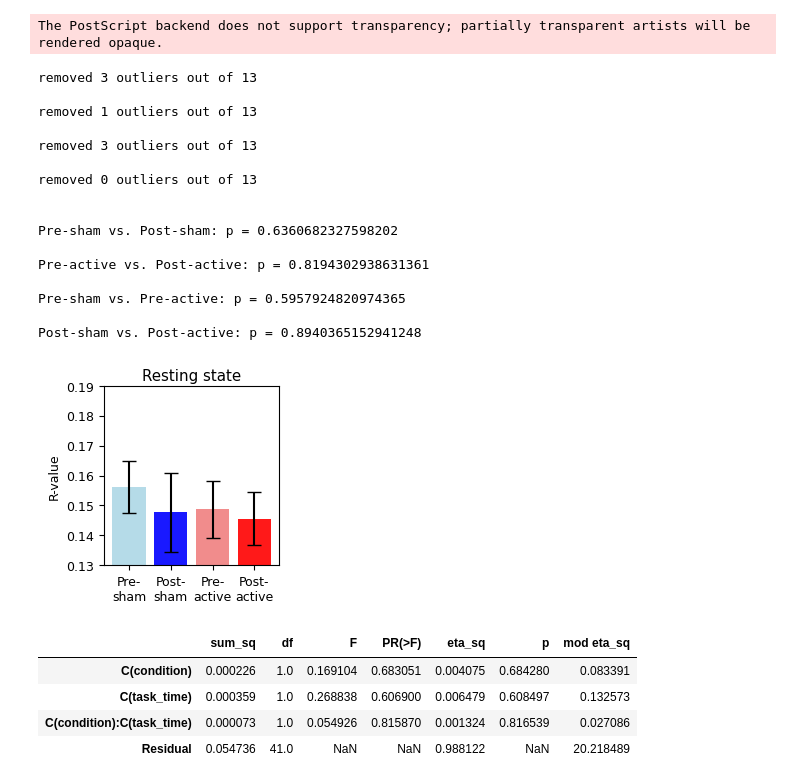
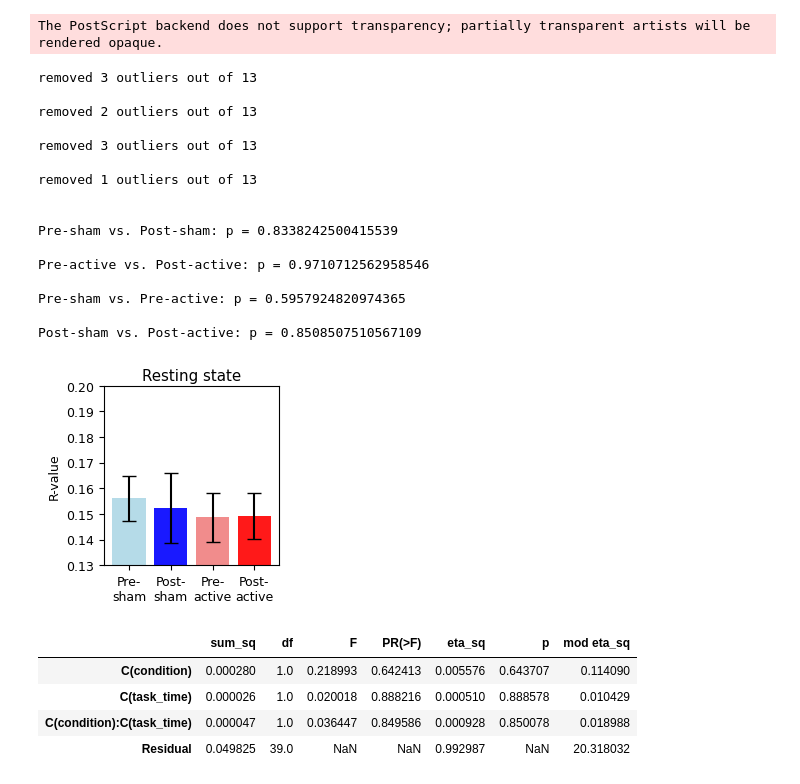
Before and after one commit to Shawnzty/tRNS-Intelligence, a Jupyter notebook: processing/excind/excind_rest.ipynb, the cells around one changed output. Saved outputs shown, nothing was run; the diff lists cells and outputs as text; code cells hidden in the pictures.

```diff
--- a/processing/excind/excind_rest.ipynb
+++ b/processing/excind/excind_rest.ipynb
@@ -44,9 +44,9 @@ preactive = np.array(pre_active_series, dtype=np.float64)
 postactive = np.array(post_active_series, dtype=np.float64)
 # %%
 pre_sham = funcs.remove_outliers(np.array(presham), low_k=5, high_k=0.1, verbose=True)
-post_sham = funcs.remove_outliers(np.array(postsham), low_k=5, high_k=3, verbose=True)
+post_sham = funcs.remove_outliers(np.array(postsham), low_k=0.5, high_k=3, verbose=True)
 pre_active = funcs.remove_outliers(np.array(preactive), low_k=0.5, high_k=5, verbose=True)
-post_active = funcs.remove_outliers(np.array(postactive), low_k=5, high_k=5, verbose=True)
+post_active = funcs.remove_outliers(np.array(postactive), low_k=0.5, high_k=5, verbose=True)
 
 means = [np.mean(pre_sham), np.mean(post_sham), np.mean(pre_active), np.mean(post_active)]
 
@@ -80,42 +80,42 @@ for i in range(4):
     ax.bar(labels[i], means[i], yerr=std_errors[i], color=colors[i], capsize=5, alpha=0.9)
 
 plt.title('Resting state', pad=4)
 # Add some additional formatting if desired
 ax.set_ylabel('R-value')
 # ax.set_title(case)
-ax.set_ylim([0.13, 0.19])  # Adjust as needed
+ax.set_ylim([0.13, 0.20])  # Adjust as needed
 # ax.set_yticks([0.5, 1.0, 1.5])
 
 matplotlib.rcParams.update({'font.size': 9})
 
 # Adjust layout and margins
 plt.tight_layout(pad=1.0)
 # plt.title('Frontal cluster', pad=6)
 fig.subplots_adjust(left=0.24, bottom=0.15, right=0.98, top=0.91)
 save_path = os.path.join('..', '..', '..', 'paper', 'Figure 3 excind', 'R_rest.eps')
 plt.savefig(save_path, format='eps')
 save_path = os.path.join('..', '..', '..', 'paper', 'Figure 3 excind', 'R_rest.png')
 plt.savefig(save_path, format='png', dpi=600)
 plt.show()
 # %% [output]
 The PostScript backend does not support transparency; partially transparent artists will be rendered opaque.
+removed 3 outliers out of 13
+
+removed 2 outliers out of 13
+
 removed 3 outliers out of 13
 
 removed 1 outliers out of 13
 
-removed 3 outliers out of 13
 
-removed 0 outliers out of 13
+Pre-sham vs. Post-sham: p = 0.8338242500415539
 
-
-Pre-sham vs. Post-sham: p = 0.6360682327598202
-
-Pre-active vs. Post-active: p = 0.8194302938631361
+Pre-active vs. Post-active: p = 0.9710712562958546
 
 Pre-sham vs. Pre-active: p = 0.5957924820974365
 
-Post-sham vs. Post-active: p = 0.8940365152941248
+Post-sham vs. Post-active: p = 0.8508507510567109
-[figure, old version]
+[figure, new version]
 # %%
 # ANOVA
 def make_anova_table(pre_sham, post_sham, pre_active, post_active, difficulty):
@@ -183,7 +183,7 @@ anova_results['mod eta_sq'] = anova_results.apply(lambda row: row['eta_sq']*(532
 anova_results
 # %% [output]
 |  | sum_sq | df | F | PR(>F) | eta_sq | p | mod eta_sq |
-| C(condition) | 0.000226 | 1.0 | 0.169104 | 0.683051 | 0.004075 | 0.684280 | 0.083391 |
-| C(task_time) | 0.000359 | 1.0 | 0.268838 | 0.606900 | 0.006479 | 0.608497 | 0.132573 |
-| C(condition):C(task_time) | 0.000073 | 1.0 | 0.054926 | 0.815870 | 0.001324 | 0.816539 | 0.027086 |
-| Residual | 0.054736 | 41.0 | NaN | NaN | 0.988122 | NaN | 20.218489 |
+| C(condition) | 0.000280 | 1.0 | 0.218993 | 0.642413 | 0.005576 | 0.643707 | 0.114090 |
+| C(task_time) | 0.000026 | 1.0 | 0.020018 | 0.888216 | 0.000510 | 0.888578 | 0.010429 |
+| C(condition):C(task_time) | 0.000047 | 1.0 | 0.036447 | 0.849586 | 0.000928 | 0.850078 | 0.018988 |
+| Residual | 0.049825 | 39.0 | NaN | NaN | 0.992987 | NaN | 20.318032 |
```
Also changed, not shown: 1 other file.
